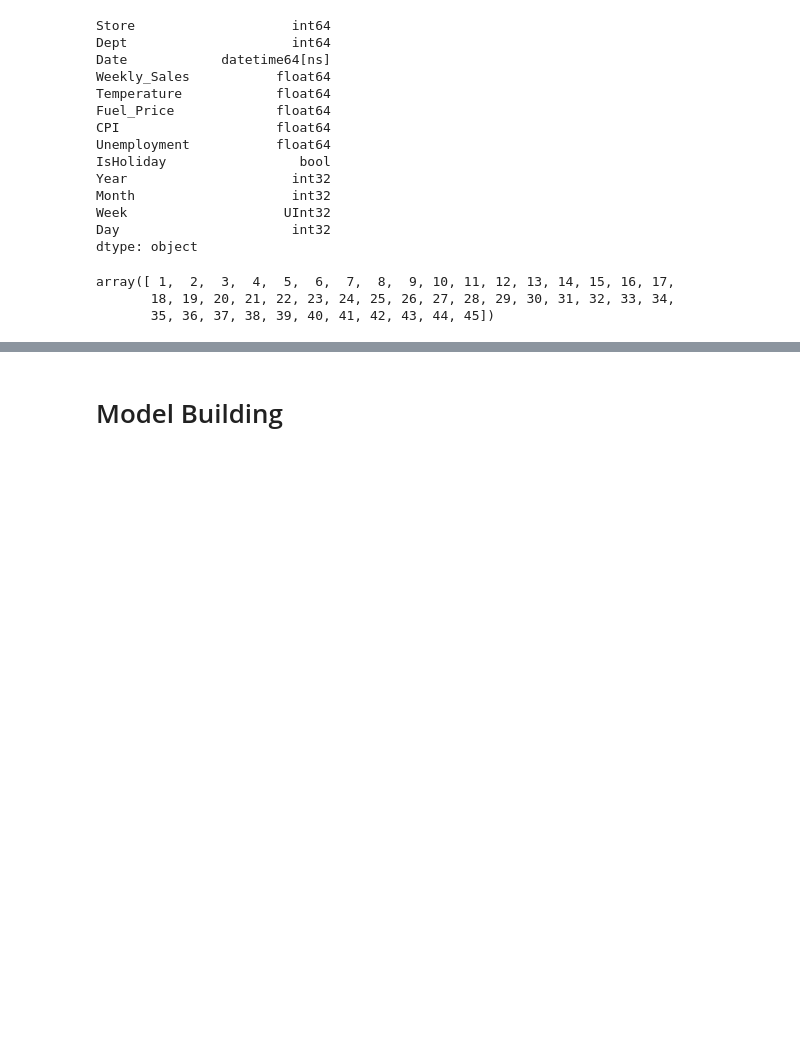
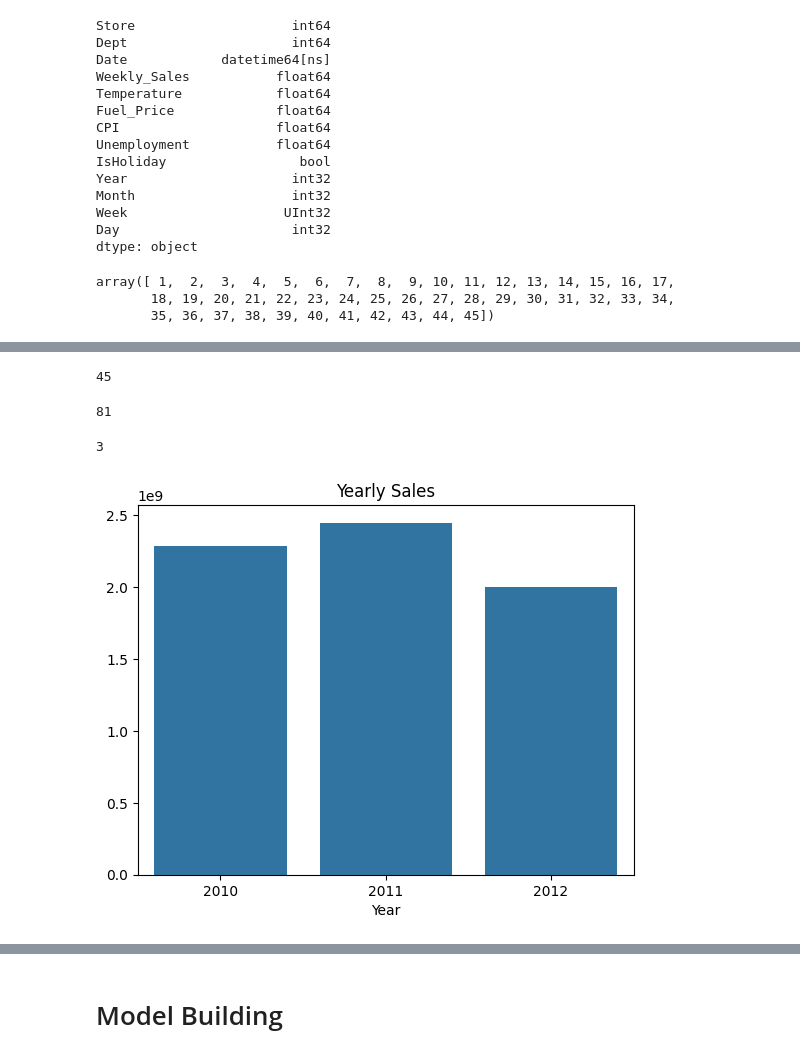
Before and after one commit to BUFONJOKER/ml-ds-internship, a Jupyter notebook: Task2/Task_2_wallmart_sales_forecasting_model.ipynb, the cells around one changed output, grey strips where cells are left out. Saved outputs shown, nothing was run; the diff lists cells and outputs as text; code cells hidden in the pictures; blank space fills up the shorter version.

```diff
--- a/Task2/Task_2_wallmart_sales_forecasting_model.ipynb
+++ b/Task2/Task_2_wallmart_sales_forecasting_model.ipynb
@@ -552,0 +461,4 @@ X.shape
+# %%
+# remove Date column
+# as we have extracted useful features from it
+df = df.drop(columns=['Date'])
@@ -552,0 +475,15 @@ X.shape
+# %%
+# no. of unique stores in the dataframe
+df['Store'].nunique()
+# %% [output]
+45
+# %%
+# no. of unique departments in the dataframe
+df['Dept'].nunique()
+# %% [output]
+81
+# %%
+# no. of unique years in the dataframe
+df['Year'].nunique()
+# %% [output]
+3
@@ -552,0 +496,7 @@ X.shape
+# %%
+# plot yearly sales
+sns.barplot(x=yearly_sales.index,y=yearly_sales.values)
+plt.title('Yearly Sales')
+plt.show()
+# %% [output]
+[figure, added]
```
Also changed, not shown: parts of 165 cells of this notebook.
